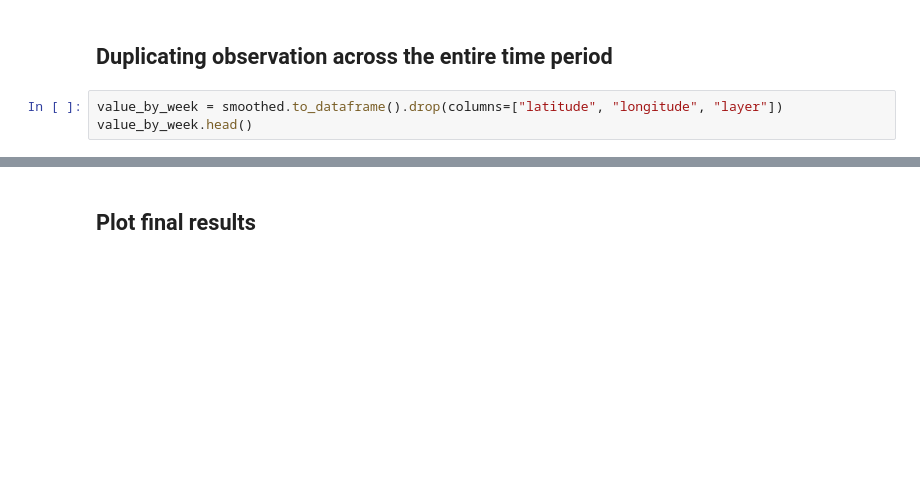
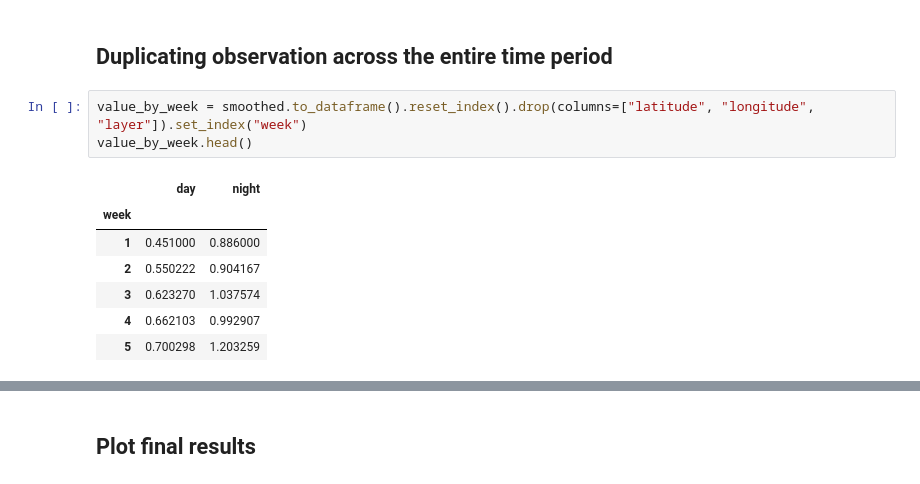
Before and after one commit to Ash12H/Seapopym-optimization, a Jupyter notebook: notebooks/1_data_processing/1_1_Forcing/1_1_7_1_climato_obs_bats.ipynb, the cells around one changed output, grey strips where cells are left out. Saved outputs shown, nothing was run; the diff lists cells and outputs as text; blank space fills up the shorter version.

```diff
--- a/notebooks/1_data_processing/1_1_Forcing/1_1_7_1_climato_obs_bats.ipynb
+++ b/notebooks/1_data_processing/1_1_Forcing/1_1_7_1_climato_obs_bats.ipynb
@@ -309,8 +333,16 @@ plt.show()
 # %% [markdown]
 ## Duplicating observation across the entire time period
 # %%
-value_by_week = smoothed.to_dataframe().drop(columns=["latitude", "longitude", "layer"])
+value_by_week = smoothed.to_dataframe().reset_index().drop(columns=["latitude", "longitude", "layer"]).set_index("week")
 value_by_week.head()
+# %% [output]
+|  | day | night |
+| week |  |  |
+| 1 | 0.451000 | 0.886000 |
+| 2 | 0.550222 | 0.904167 |
+| 3 | 0.623270 | 1.037574 |
+| 4 | 0.662103 | 0.992907 |
+| 5 | 0.700298 | 1.203259 |
 # %%
 week_by_day = (
     pd.date_range(start=data.indexes["time"][0], end=data.indexes["time"][-1], freq="W")
```
Also changed, not shown: parts of 15 cells of this notebook, 9 other files.
